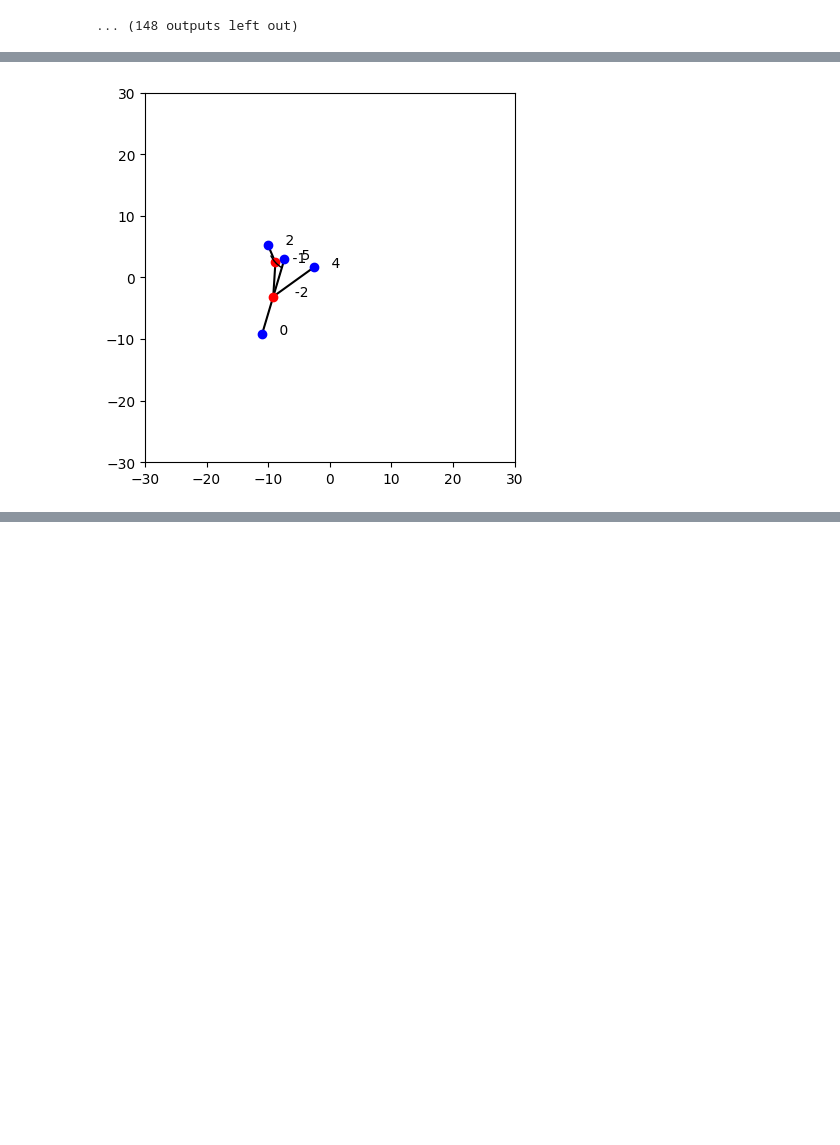
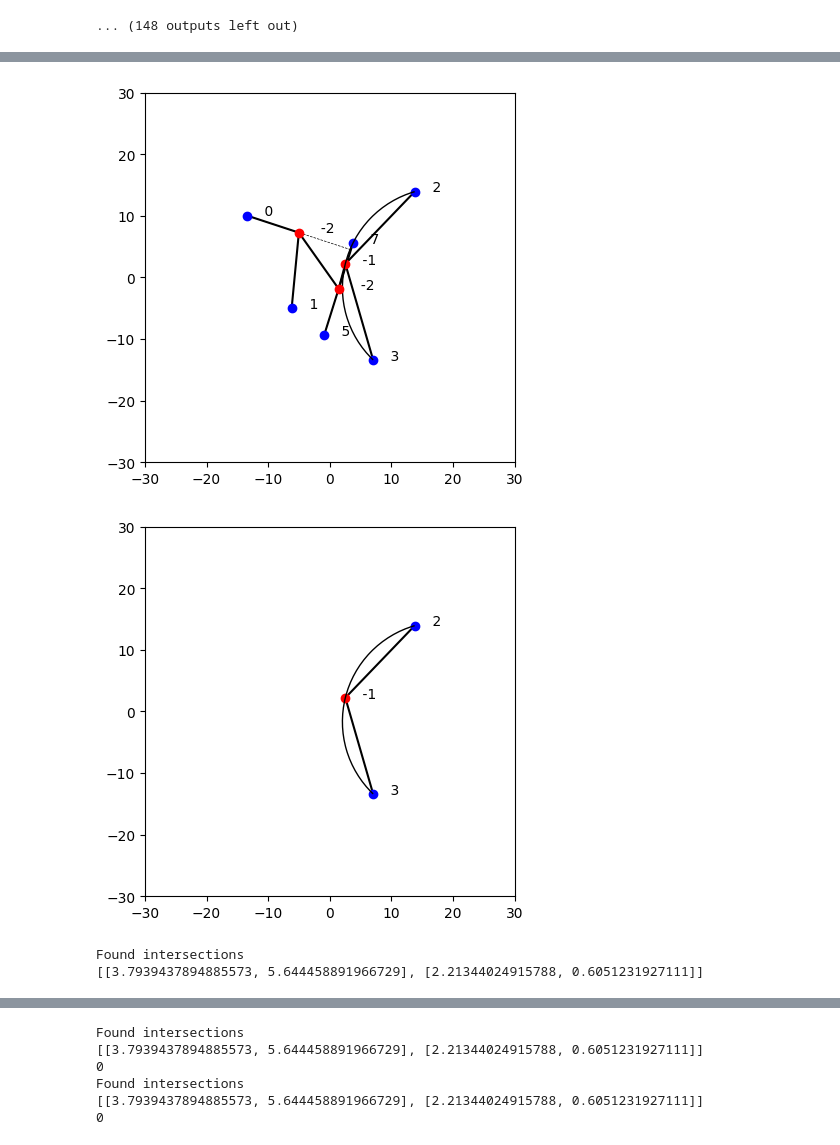
Before and after one commit to nandresthio/abConnectedNetworks, a Jupyter notebook: Nico.ipynb, the cells around one changed output, grey strips where cells are left out. Cells and saved outputs as stored; diff of their text form; code cells hidden in the pictures; blank space fills up the shorter version.

```diff
--- a/Nico.ipynb
+++ b/Nico.ipynb
@@ -3939,13 +4362,25 @@ Found heuristic solution of cost 119.29678428216414 in 0.0019965171813964844 s,
 # %%
-[[[-2.5, 1.71, 4, -1]], [-2.5, 1.71], [-2.5, 1.71, 0, 0, 0, 0, 0], [4], 0, False]
-b = [[[-10.07, 5.34, 2, 5],
-      [-7.36, 2.99, 5, 4],
-      [-2.5, 1.71, 4, 4],
-      [-10.99, -9.19, 0, 4],
-      [-1, -1, -2, 5, [-2.5, 1.71], [-7.36, 2.99, -10.99, -9.19]],
-      [-1, -1, -1, -1, [-3.1413277842624883, 10.0808123066482], [-5.237109261420829, 5.710270768882733, 4.8470540881377975, 3.9312639376608915, 4.2127780811929085, 3.597272288781104, 4.160300575845137]]],
-     [-3.1413277842624883, 10.0808123066482], [-5.237109261420829, 5.710270768882733, 4.8470540881377975, 3.9312639376608915, 4.2127780811929085, 3.597272288781104, 4.160300575845137], [0, 2, 4, 5], 12.70941776793886, False]
+firstBranch = [[[3.78, 5.6, 7, 5], [13.78, 13.93, 2, 3], [7.04, -13.38, 3, 3], [-1, -1, -1, 5, [34.06115377735302, -5.562011221507117], [18.29371792578434, -1.6706704071690393, 16.2405223643412, 2.3760329673869256, 3.4232305185835235, 1.8524341917886267, 3.946829294181822]], [-0.89, -9.29, 5, 5], [-1, -1, -2, 8, [34.06115377735302, -5.562011221507117], [3.7799999999999905, 5.599999999999972, -0.8899999999999949, -9.289999999999983]], [-6.18, -4.91, 1, 8], [-13.47, 10.06, 0, 8], [-1, -1, -2, -1, [-6.18, -4.91], [3.4360984142064663, 4.503491517673295, -13.47, 10.06]]], [-6.18, -4.91], [3.4360984142064663, 4.503491517673295, -13.47, 10.06], [0, 1, 2, 3, 5, 7], 65.63772693689327, False]
+terminal = [3.78, 5.6, 7, -1]
+plot_branch(firstBranch)
 
-plot_branch(b)
+terminals = [[-13.47, 10.06],
+ [-6.18, -4.91],
+ [13.78, 13.93],
+ [7.04, -13.38],
+ [-5.17, -4.08],
+ [-0.89, -9.29],
+ [-3.14, -3.91],
+ [3.78, 5.6]]
+branches = [[
+    [[terminals[t][0], terminals[t][1], t, -1]], [terminals[t][0], terminals[t][1]], [terminals[t][0], terminals[t][1], 0, 0, 0, 0, 0], [t], 0, False] for t in range(len(terminals))]
+
+plot_branch(double_merge(branches[2], branches[3]))
+plot_branch(triple_merge(branches[7], double_merge(branches[2], branches[3]), branches[5]))
+print(triple_merge(triple_merge(branches[7], double_merge(branches[2], branches[3]), branches[5]), branches[1], branches[0]))
+print(triple_merge(branches[0], branches[1], triple_merge(branches[7], double_merge(branches[2], branches[3]), branches[5])))
 # %% [output]
-[figure, old version]
+[figure, new version]
+[figure, added]
+Found intersections
+[[3.7939437894885573, 5.644458891966729], [2.21344024915788, 0.6051231927111]]
@@ -3951,0 +4388,6 @@ plot_branch(b)
+Found intersections
+[[3.7939437894885573, 5.644458891966729], [2.21344024915788, 0.6051231927111]]
+0
+Found intersections
+[[3.7939437894885573, 5.644458891966729], [2.21344024915788, 0.6051231927111]]
+0
```
Also changed, not shown: parts of 8 cells of this notebook.
